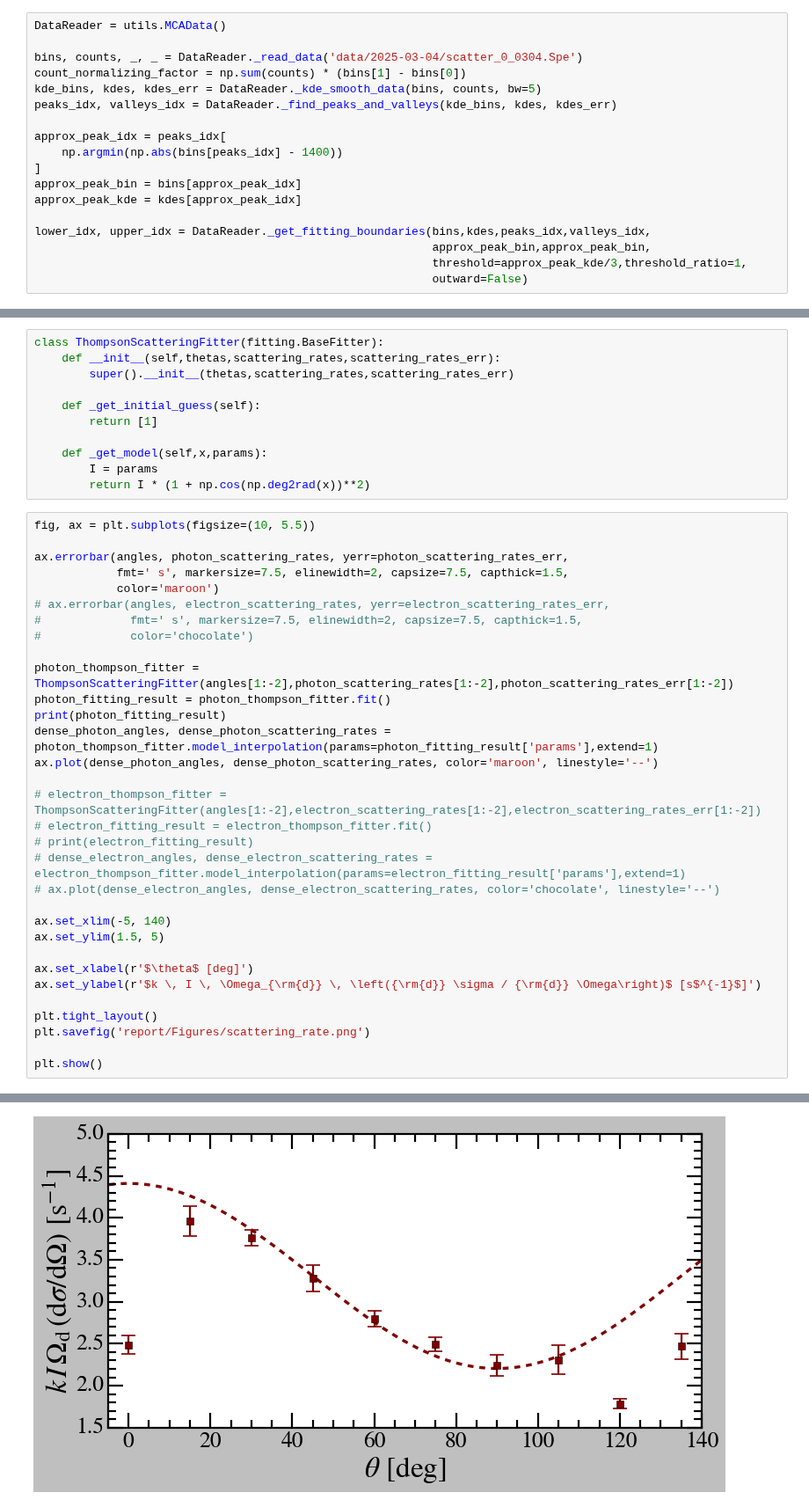
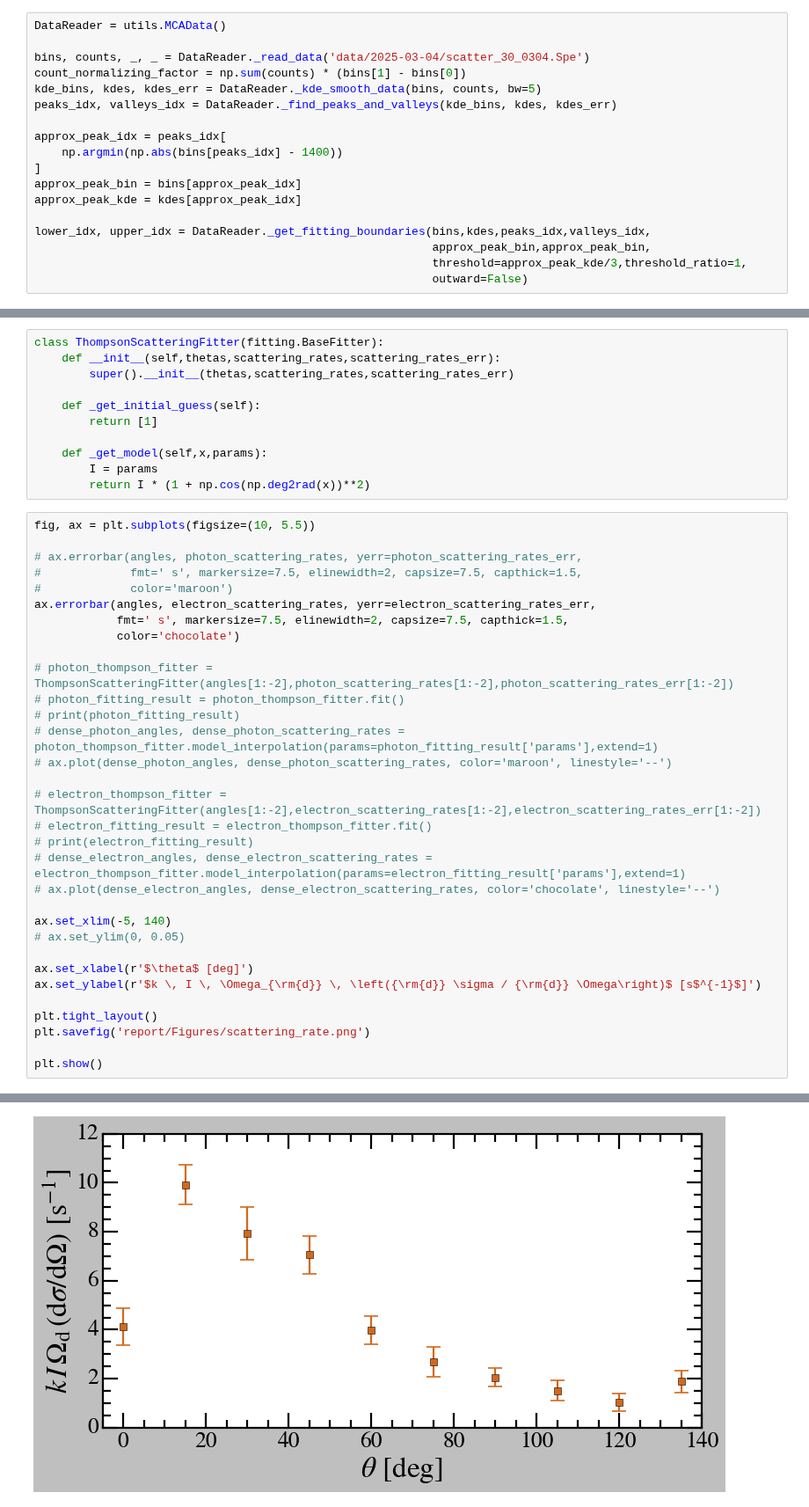
Before and after one commit to vinh-qtran/mit-jlab-sp25, a Jupyter notebook: compton/analysis.ipynb, the cells around one changed output, grey strips where cells are left out. Shown at 88% size. Cells and saved outputs as stored; diff of their text form.

```diff
--- a/compton/analysis.ipynb
+++ b/compton/analysis.ipynb
@@ -146,7 +146,7 @@ plt.show()
 # %%
 DataReader = utils.MCAData()
 
-bins, counts, _, _ = DataReader._read_data('data/2025-03-04/scatter_0_0304.Spe')
+bins, counts, _, _ = DataReader._read_data('data/2025-03-04/scatter_30_0304.Spe')
 count_normalizing_factor = np.sum(counts) * (bins[1] - bins[0])
 kde_bins, kdes, kdes_err = DataReader._kde_smooth_data(bins, counts, bw=5)
 peaks_idx, valleys_idx = DataReader._find_peaks_and_valleys(kde_bins, kdes, kdes_err)
@@ -362,18 +362,18 @@ class ThompsonScatteringFitter(fitting.BaseFitter):
 # %%
 fig, ax = plt.subplots(figsize=(10, 5.5))
 
-ax.errorbar(angles, photon_scattering_rates, yerr=photon_scattering_rates_err,
+# ax.errorbar(angles, photon_scattering_rates, yerr=photon_scattering_rates_err,
+#             fmt=' s', markersize=7.5, elinewidth=2, capsize=7.5, capthick=1.5,
+#             color='maroon')
+ax.errorbar(angles, electron_scattering_rates, yerr=electron_scattering_rates_err,
             fmt=' s', markersize=7.5, elinewidth=2, capsize=7.5, capthick=1.5,
-            color='maroon')
-# ax.errorbar(angles, electron_scattering_rates, yerr=electron_scattering_rates_err,
-#             fmt=' s', markersize=7.5, elinewidth=2, capsize=7.5, capthick=1.5,
-#             color='chocolate')
+            color='chocolate')
 
-photon_thompson_fitter = ThompsonScatteringFitter(angles[1:-2],photon_scattering_rates[1:-2],photon_scattering_rates_err[1:-2])
-photon_fitting_result = photon_thompson_fitter.fit()
-print(photon_fitting_result)
-dense_photon_angles, dense_photon_scattering_rates = photon_thompson_fitter.model_interpolation(params=photon_fitting_result['params'],extend=1)
-ax.plot(dense_photon_angles, dense_photon_scattering_rates, color='maroon', linestyle='--')
+# photon_thompson_fitter = ThompsonScatteringFitter(angles[1:-2],photon_scattering_rates[1:-2],photon_scattering_rates_err[1:-2])
+# photon_fitting_result = photon_thompson_fitter.fit()
+# print(photon_fitting_result)
+# dense_photon_angles, dense_photon_scattering_rates = photon_thompson_fitter.model_interpolation(params=photon_fitting_result['params'],extend=1)
+# ax.plot(dense_photon_angles, dense_photon_scattering_rates, color='maroon', linestyle='--')
 
 # electron_thompson_fitter = ThompsonScatteringFitter(angles[1:-2],electron_scattering_rates[1:-2],electron_scattering_rates_err[1:-2])
 # electron_fitting_result = electron_thompson_fitter.fit()
@@ -382,7 +382,7 @@ ax.plot(dense_photon_angles, dense_photon_scattering_rates, color='maroon', line
 # ax.plot(dense_electron_angles, dense_electron_scattering_rates, color='chocolate', linestyle='--')
 
 ax.set_xlim(-5, 140)
-ax.set_ylim(1.5, 5)
+# ax.set_ylim(0, 0.05)
 
 ax.set_xlabel(r'$\theta$ [deg]')
 ax.set_ylabel(r'$k \, I \, \Omega_{\rm{d}} \, \left({\rm{d}} \sigma / {\rm{d}} \Omega\right)$ [s$^{-1}$]')
@@ -396 +395 @@ plt.show()
-[figure, old version]
+[figure, new version]
```
Also changed, not shown: parts of 5 cells of this notebook, 17 other files.
